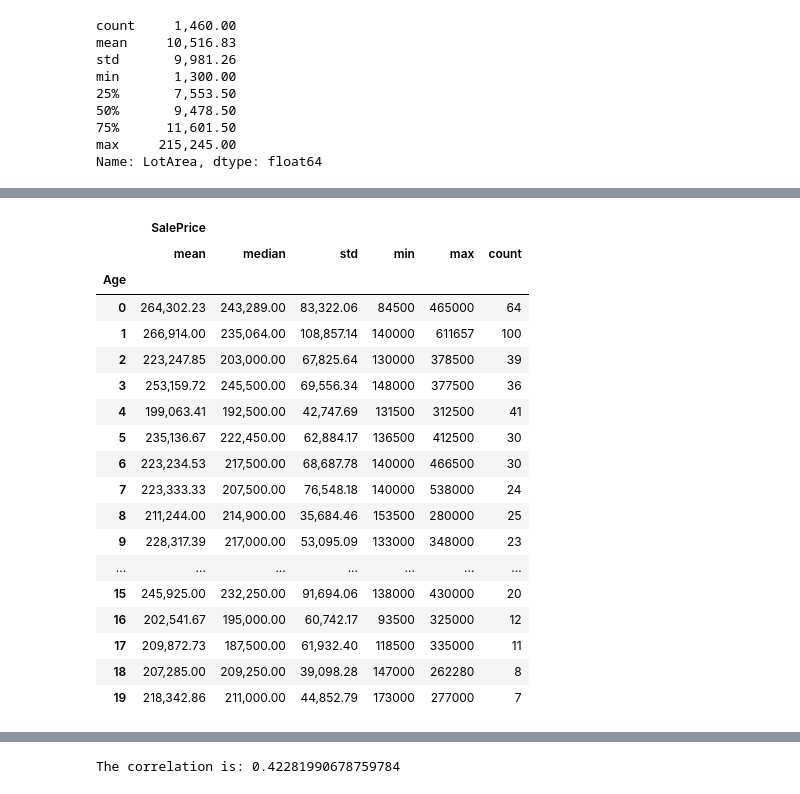
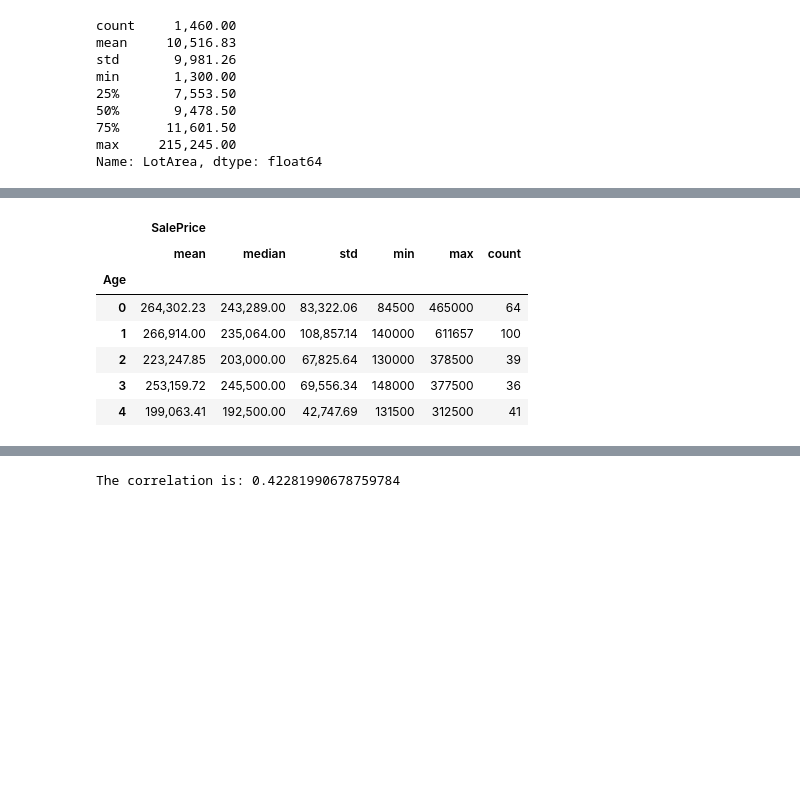
Before and after one commit to rbellgraph1/project_4_home_price, a Jupyter notebook: secondary_home_price_with_model.ipynb, the cells around one changed output, grey strips where cells are left out. Saved outputs shown, nothing was run; the diff lists cells and outputs as text; code cells hidden in the pictures; blank space fills up the shorter version.

```diff
--- a/secondary_home_price_with_model.ipynb
+++ b/secondary_home_price_with_model.ipynb
@@ -62,25 +62,14 @@ housing_df.head()
 | 4 | 60 | 14260 | 5 | VinylSd | 1145 | Y | 2198 | 2 | 1 | ... |
 # %%
 # Home prices by the year Sold
-housing_df.groupby(['Age']).agg({'SalePrice':['mean','median','std','min', 'max', 'count']}).head(20)
+housing_df.groupby(['Age']).agg({'SalePrice':['mean','median','std','min', 'max', 'count']}).head()
 # %% [output]
 |  | SalePrice |  |  |  |  |  |
 |  | mean | median | std | min | max | count |
 | Age |  |  |  |  |  |  |
 | 0 | 264,302.23 | 243,289.00 | 83,322.06 | 84500 | 465000 | 64 |
 | 1 | 266,914.00 | 235,064.00 | 108,857.14 | 140000 | 611657 | 100 |
 | 2 | 223,247.85 | 203,000.00 | 67,825.64 | 130000 | 378500 | 39 |
 | 3 | 253,159.72 | 245,500.00 | 69,556.34 | 148000 | 377500 | 36 |
 | 4 | 199,063.41 | 192,500.00 | 42,747.69 | 131500 | 312500 | 41 |
-| 5 | 235,136.67 | 222,450.00 | 62,884.17 | 136500 | 412500 | 30 |
-| 6 | 223,234.53 | 217,500.00 | 68,687.78 | 140000 | 466500 | 30 |
-| 7 | 223,333.33 | 207,500.00 | 76,548.18 | 140000 | 538000 | 24 |
-| 8 | 211,244.00 | 214,900.00 | 35,684.46 | 153500 | 280000 | 25 |
-| 9 | 228,317.39 | 217,000.00 | 53,095.09 | 133000 | 348000 | 23 |
-| ... | ... | ... | ... | ... | ... | ... |
-| 15 | 245,925.00 | 232,250.00 | 91,694.06 | 138000 | 430000 | 20 |
-| 16 | 202,541.67 | 195,000.00 | 60,742.17 | 93500 | 325000 | 12 |
-| 17 | 209,872.73 | 187,500.00 | 61,932.40 | 118500 | 335000 | 11 |
-| 18 | 207,285.00 | 209,250.00 | 39,098.28 | 147000 | 262280 | 8 |
-| 19 | 218,342.86 | 211,000.00 | 44,852.79 | 173000 | 277000 | 7 |
 # %%
```
Also changed, not shown: parts of 26 cells of this notebook.
